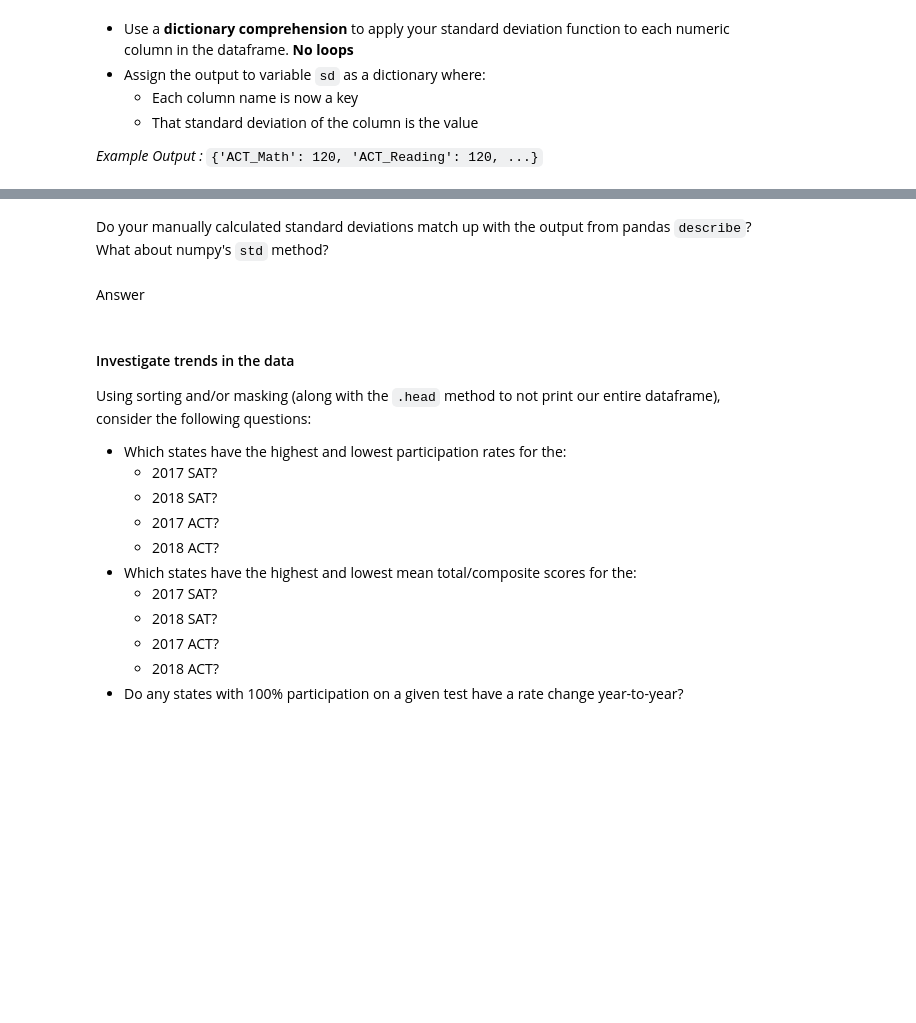
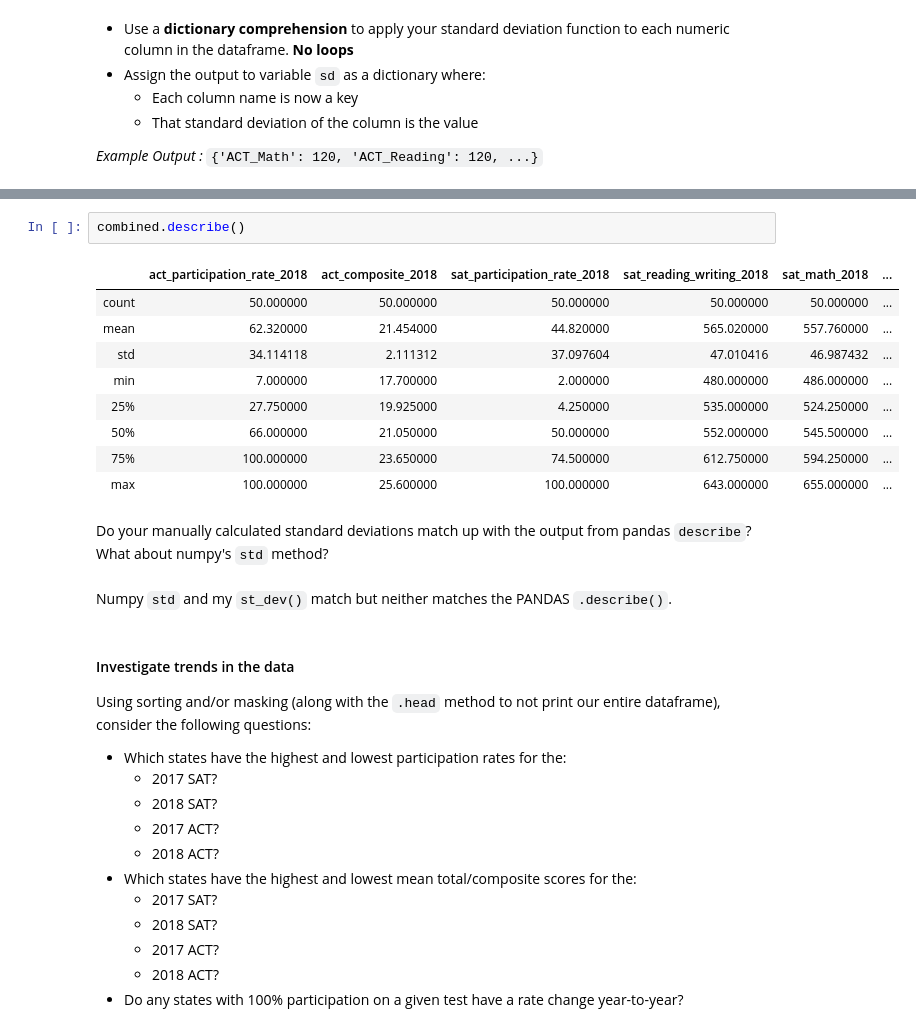
Before and after one commit to justinaugust/which-state-next, a Jupyter notebook: code/starter-code.ipynb, the cells around one changed output, grey strips where cells are left out. Drawn from its saved outputs; the diff is of its cells as text; blank space fills up the shorter version.

```diff
--- a/code/starter-code.ipynb
+++ b/code/starter-code.ipynb
@@ -627,7 +661,19 @@ KeyError: 'state'
+# %%
+combined.describe()
+# %% [output]
+|  | act_participation_rate_2018 | act_composite_2018 | sat_participation_rate_2018 | sat_reading_writing_2018 | sat_math_2018 | ... |
+| count | 50.000000 | 50.000000 | 50.000000 | 50.000000 | 50.000000 | ... |
+| mean | 62.320000 | 21.454000 | 44.820000 | 565.020000 | 557.760000 | ... |
+| std | 34.114118 | 2.111312 | 37.097604 | 47.010416 | 46.987432 | ... |
+| min | 7.000000 | 17.700000 | 2.000000 | 480.000000 | 486.000000 | ... |
+| 25% | 27.750000 | 19.925000 | 4.250000 | 535.000000 | 524.250000 | ... |
+| 50% | 66.000000 | 21.050000 | 50.000000 | 552.000000 | 545.500000 | ... |
+| 75% | 100.000000 | 23.650000 | 74.500000 | 612.750000 | 594.250000 | ... |
+| max | 100.000000 | 25.600000 | 100.000000 | 643.000000 | 655.000000 | ... |
 # %% [markdown]
 Do your manually calculated standard deviations match up with the output from pandas `describe`? What about numpy's `std` method?
-# %% [markdown]
-Answer
+# %% [markdown]
+Numpy `std` and my `st_dev()` match but neither matches the PANDAS `.describe()`.
 # %% [markdown]
 #### Investigate trends in the data
 Using sorting and/or masking (along with the `.head` method to not print our entire dataframe), consider the following questions:
```
Also changed, not shown: parts of 17 cells of this notebook.
